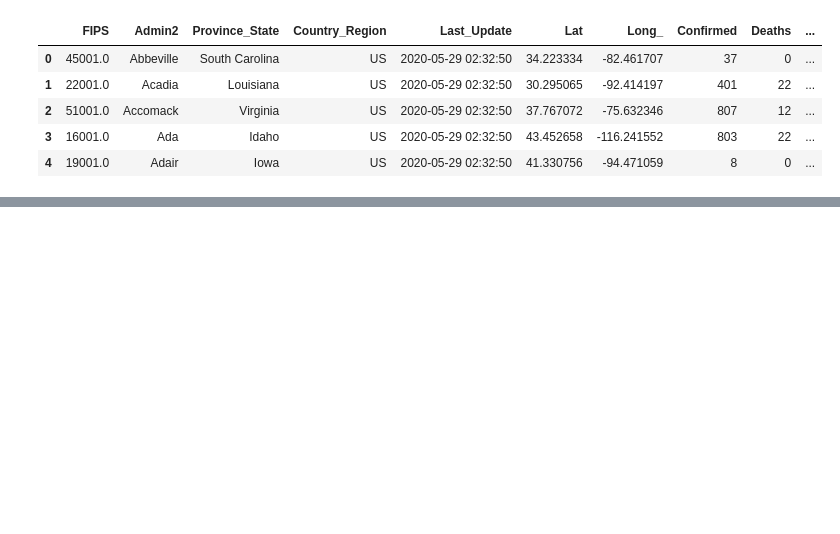
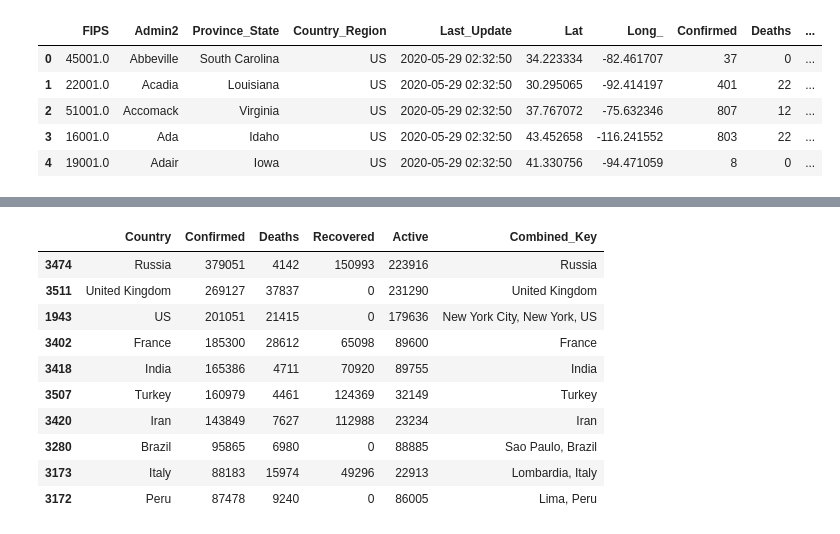
Before and after one commit to roblivesinottawa/analysis-covid-python, a Jupyter notebook: analysis-covid-python-workspace/notebooks/2020/05-28-2020.ipynb, the cells around one changed output, grey strips where cells are left out. Drawn from its saved outputs; the diff is of its cells as text; code cells hidden in the pictures; blank space fills up the shorter version.

```diff
--- a/analysis-covid-python-workspace/notebooks/2020/05-28-2020.ipynb
+++ b/analysis-covid-python-workspace/notebooks/2020/05-28-2020.ipynb
@@ -20,0 +50,14 @@ df.head()
+# %%
+df.sort_values(by='Confirmed', ascending=False).head(10)
+# %% [output]
+|  | Country | Confirmed | Deaths | Recovered | Active | Combined_Key |
+| 3474 | Russia | 379051 | 4142 | 150993 | 223916 | Russia |
+| 3511 | United Kingdom | 269127 | 37837 | 0 | 231290 | United Kingdom |
+| 1943 | US | 201051 | 21415 | 0 | 179636 | New York City, New York, US |
+| 3402 | France | 185300 | 28612 | 65098 | 89600 | France |
+| 3418 | India | 165386 | 4711 | 70920 | 89755 | India |
+| 3507 | Turkey | 160979 | 4461 | 124369 | 32149 | Turkey |
+| 3420 | Iran | 143849 | 7627 | 112988 | 23234 | Iran |
+| 3280 | Brazil | 95865 | 6980 | 0 | 88885 | Sao Paulo, Brazil |
+| 3173 | Italy | 88183 | 15974 | 49296 | 22913 | Lombardia, Italy |
+| 3172 | Peru | 87478 | 9240 | 0 | 86005 | Lima, Peru |
```
Also changed, not shown: parts of 11 cells of this notebook.
